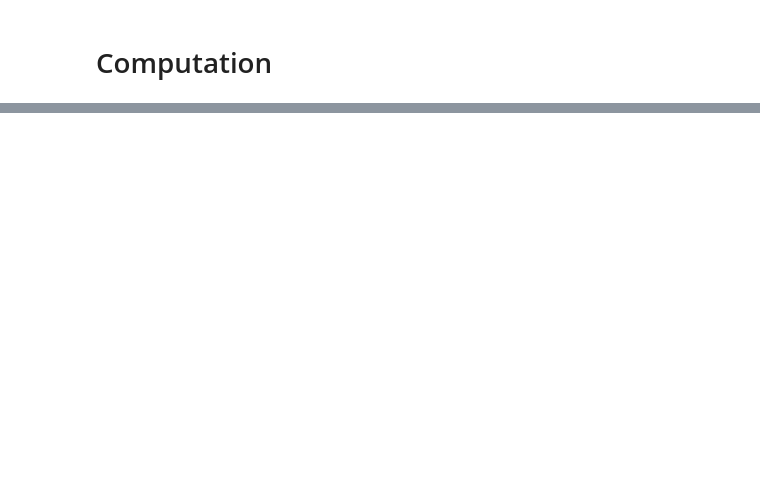
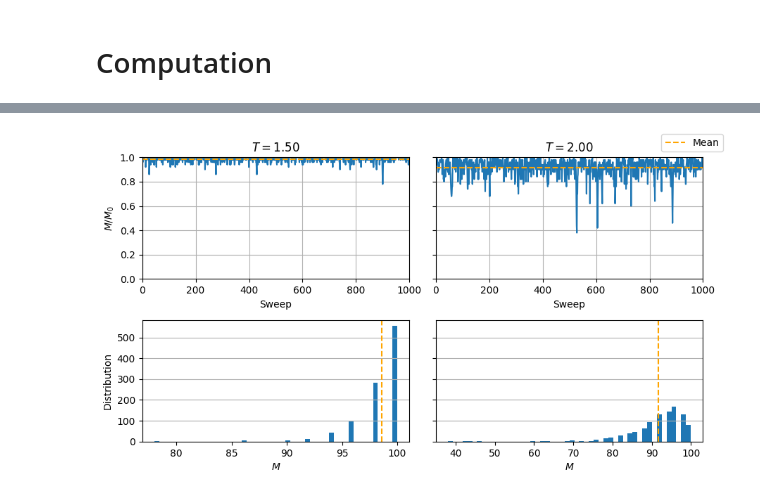
Before and after one commit to farid-rajabi/ising-model, a Jupyter notebook: main.ipynb, the cells around one changed output, grey strips where cells are left out. Drawn from its saved outputs; the diff is of its cells as text; code cells hidden in the pictures; blank space fills up the shorter version.

```diff
--- a/main.ipynb
+++ b/main.ipynb
@@ -400,0 +43,40 @@ M(T=10) =
+# %%
+lattice_2 = MonteCarlo(np.ones((N_i, N_j)), J=J, T=1.5)
+lattice_3 = MonteCarlo(np.ones((N_i, N_j)), J=J, T=2.0)
+M2_s = []
+M3_s = []
+for _ in range(1000):
+    M2_s.append(lattice_2.magnetization())
+    M3_s.append(lattice_3.magnetization())
+M2_s = np.array(M2_s)
+M3_s = np.array(M3_s)
+# M_s[M_s < 0] = - M_s[M_s < 0]
+# %%
+fig, axes = plt.subplots(2, 2, figsize=(9, 5), sharey='row')
+axes[0, 0].plot(M2_s / lattice_2.lattice.size)
+axes[0, 1].plot(M3_s / lattice_3.lattice.size)
+axes[0, 0].axhline(M2_s.mean() / lattice_2.lattice.size,
+                   c='orange', ls='--', label='Mean')
+axes[0, 1].axhline(M3_s.mean() / lattice_3.lattice.size, c='orange', ls='--')
+axes[0, 0].set_title(r'$T = {:.2f}$'.format(lattice_2.T))
+axes[0, 1].set_title(r'$T = {:.2f}$'.format(lattice_3.T))
+axes[0, 0].set_ylabel(r'$M / M_0$')
+for ax in axes[0]:
+    ax.set_xlabel('Sweep')
+    ax.set_xlim(0, len(M2_s))
+    ax.set_ylim(0, 1)
+    ax.grid()
+axes[1, 0].hist(M2_s, bins=50)
+axes[1, 1].hist(M3_s, bins=50)
+axes[1, 0].axvline(M2_s.mean(), c='orange', ls='--')
+axes[1, 1].axvline(M3_s.mean(), c='orange', ls='--')
+axes[1, 0].set_xlabel(r'$M$')
+axes[1, 1].set_xlabel(r'$M$')
+axes[1, 0].set_ylabel(r'Distribution')
+for ax in axes[1]:
+    ax.grid(axis='y')
+fig.legend()
+fig.tight_layout()
+fig.savefig('mc-M-s.png', dpi=150, bbox_inches='tight')
+# %% [output]
+[figure, added]
```
Also changed, not shown: parts of 31 cells of this notebook.
